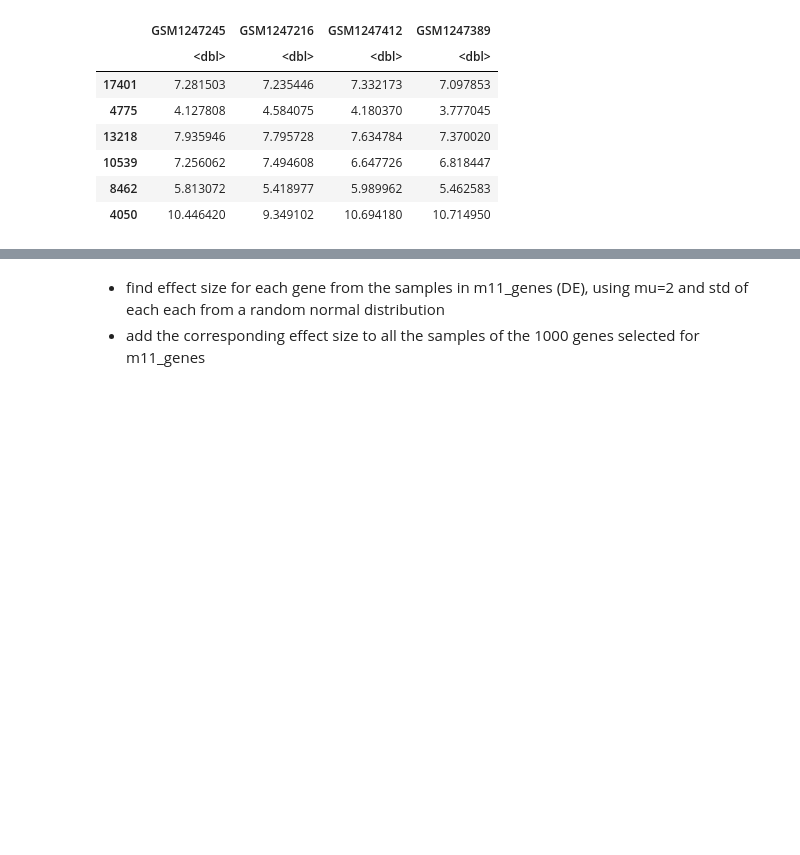
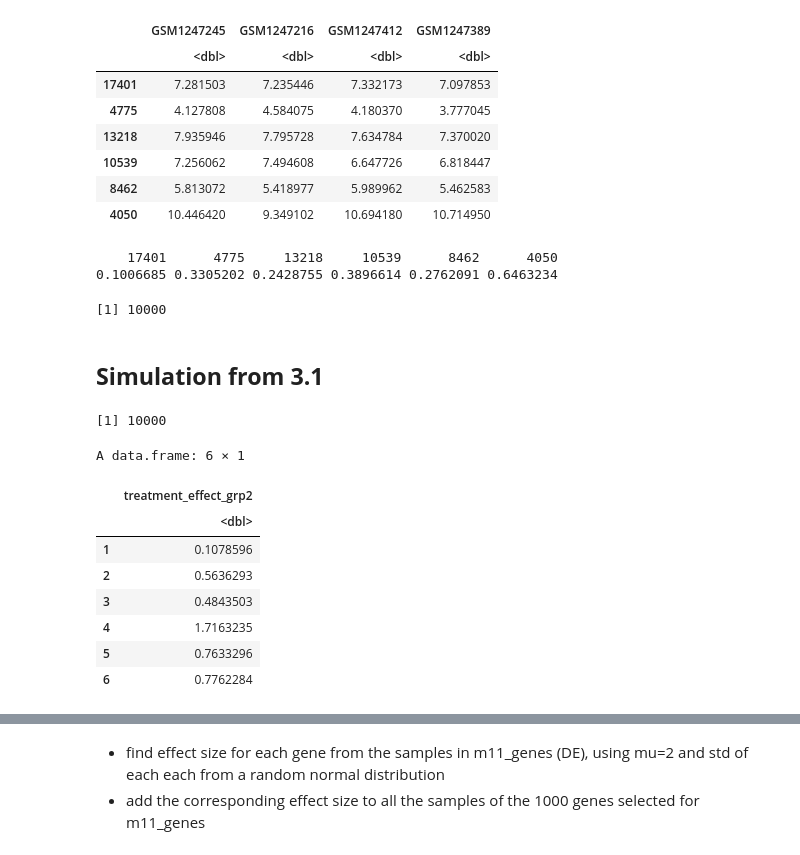
Before and after one commit to almedida/thesis, a Jupyter notebook: simulation.ipynb, the cells around one changed output, grey strips where cells are left out. Drawn from its saved outputs; the diff is of its cells as text; code cells hidden in the pictures; blank space fills up the shorter version.

```diff
--- a/simulation.ipynb
+++ b/simulation.ipynb
@@ -90,3 +91,32 @@ A data.frame: 6 × 4
 | 10539 | 7.256062 | 7.494608 | 6.647726 | 6.818447 |
 | 8462 | 5.813072 | 5.418977 | 5.989962 | 5.462583 |
 | 4050 | 10.446420 | 9.349102 | 10.694180 | 10.714950 |
+# %%
+#std for each gene in the 10000 genes in treatment_group2_data
+treatment_group2_data_std = apply(treatment_group2_data, 1, sd)
+
+head(treatment_group2_data_std)
+length(treatment_group2_data_std)
+# %% [output]
+    17401      4775     13218     10539      8462      4050
+0.1006685 0.3305202 0.2428755 0.3896614 0.2762091 0.6463234
+[1] 10000
+# %% [markdown]
+## **Simulation from 3.1**
+# %%
+mu = 2*treatment_group2_data_std
+
+treatment_effect_grp2 = rnorm(10000, mu, treatment_group2_data_std)
+length(treatment_effect_grp2)
+head(data.frame(treatment_effect_grp2))
+# %% [output]
+[1] 10000
+A data.frame: 6 × 1
+|  | treatment_effect_grp2 |
+|  | <dbl> |
+| 1 | 0.1078596 |
+| 2 | 0.5636293 |
+| 3 | 0.4843503 |
+| 4 | 1.7163235 |
+| 5 | 0.7633296 |
+| 6 | 0.7762284 |
```
Also changed, not shown: parts of 16 cells of this notebook.
